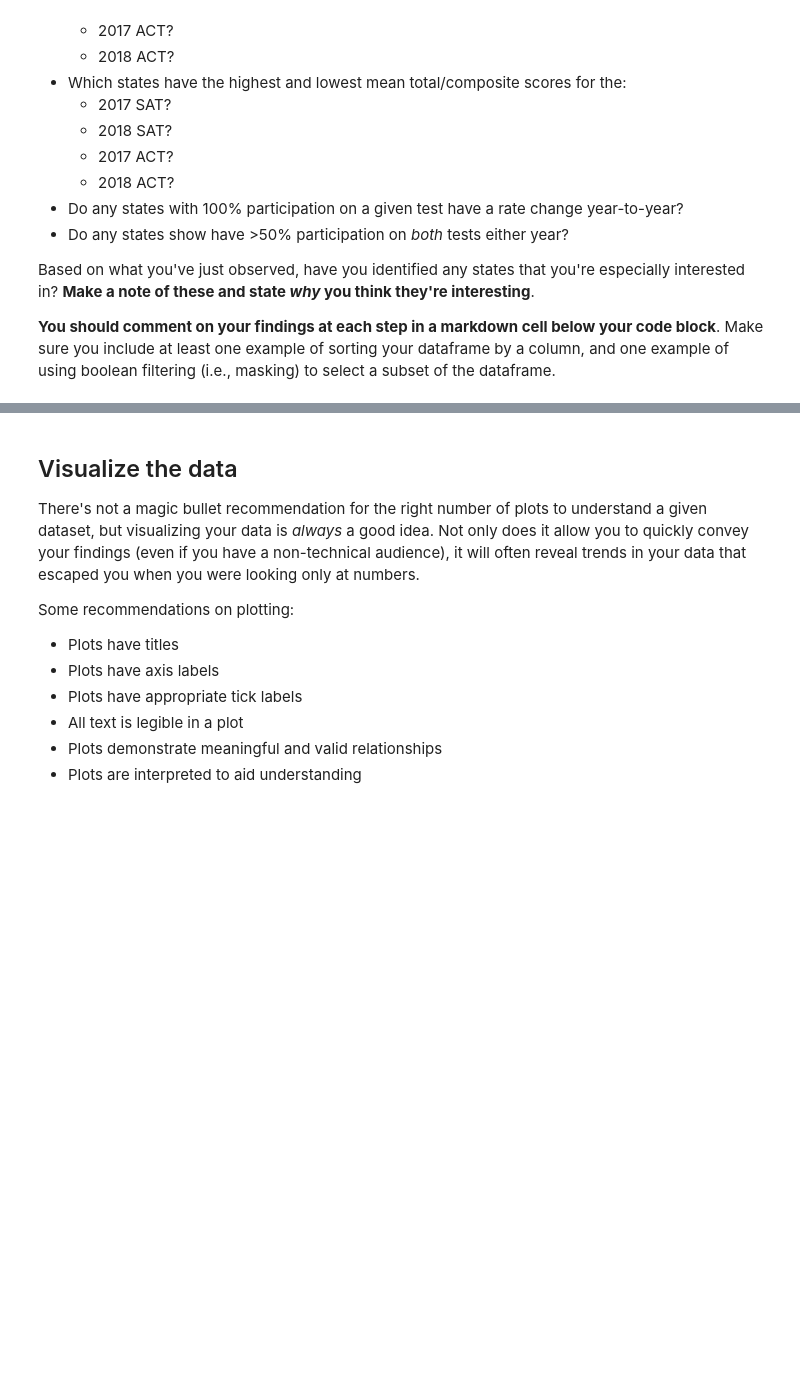
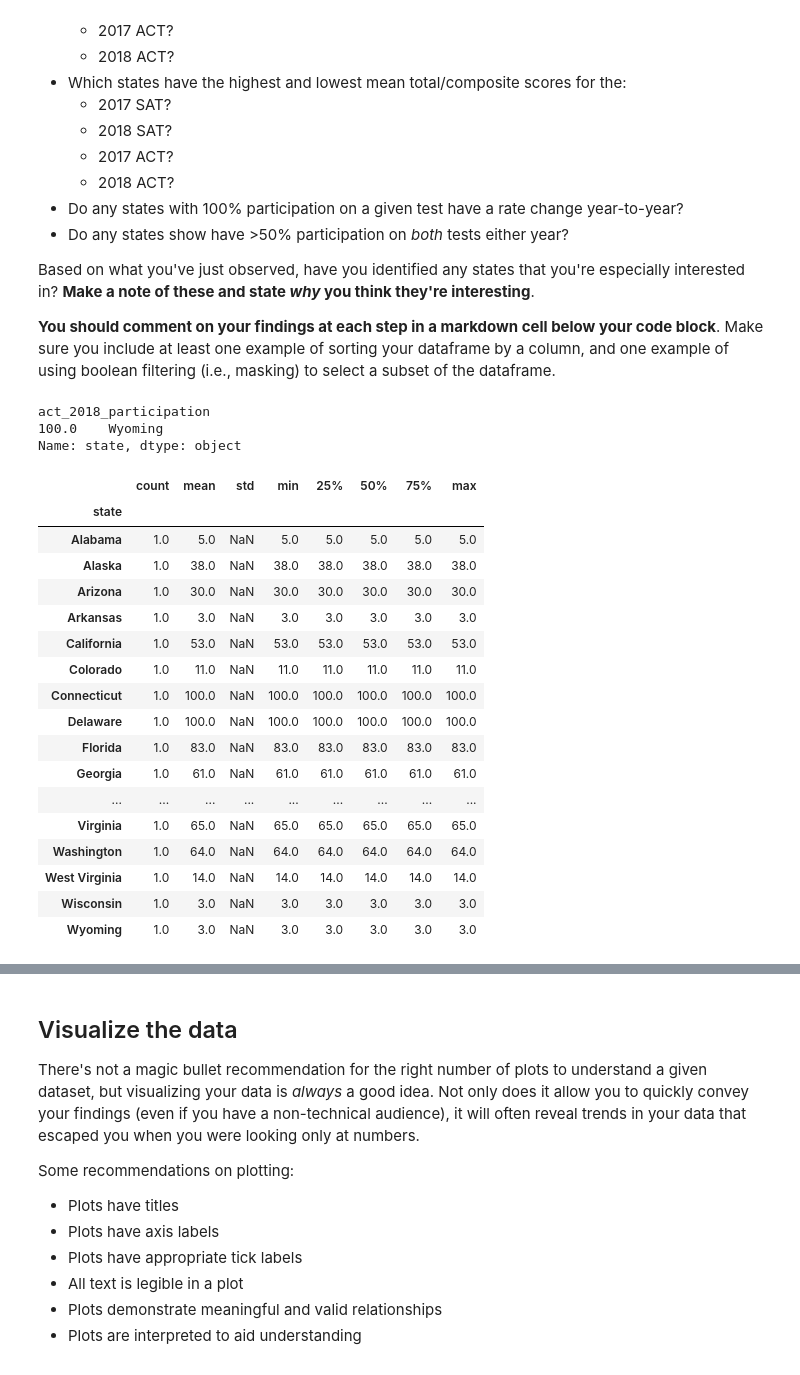
Before and after one commit to patruq/act-sat-performance, a Jupyter notebook: code/starter-code.ipynb, the cells around one changed output, grey strips where cells are left out. Saved outputs shown, nothing was run; the diff lists cells and outputs as text; code cells hidden in the pictures; blank space fills up the shorter version.

```diff
--- a/code/starter-code.ipynb
+++ b/code/starter-code.ipynb
@@ -654,0 +652,49 @@ final["sat_2017_participation"] >
+# %%
+# Highest Participation by State:
+final.groupby("state")["sat_2017_participation"].max().tail(1)
+# Michigan has the highest participation for sat_2017 state
+
+final.groupby("state")["sat_2018_participation"].max().tail(1)
+# Michigan has the highest participation for sat_2018 by state
+
+final.groupby("state")["act_2017_participation"].max().tail(1)
+# Wyoming has the highest participation for act_2017 by state
+
+final.groupby("state")["act_2018_participation"].max().tail(1)
+# Wyoming has the highest participation for act_2018 by state
+# %% [output]
+act_2018_participation
+100.0    Wyoming
+Name: state, dtype: object
+# %%
+# Lowest Participation by State:
+final.groupby("state")["sat_2017_participation"].describe()
+# North Dakota has the lowest
+
+# final.groupby("sat_2018_participation")["state"].min().head(1)
+# # North Dakota has the lowest
+
+# final.groupby("act_2017_participation")["state"].min().head(1)
+# # Maine has the lowest
+
+# final.groupby("act_2018_participation")["state"].min().head(1)
+# # Maine has the lowest
+# %% [output]
+|  | count | mean | std | min | 25% | 50% | 75% | max |
+| state |  |  |  |  |  |  |  |  |
+| Alabama | 1.0 | 5.0 | NaN | 5.0 | 5.0 | 5.0 | 5.0 | 5.0 |
+| Alaska | 1.0 | 38.0 | NaN | 38.0 | 38.0 | 38.0 | 38.0 | 38.0 |
+| Arizona | 1.0 | 30.0 | NaN | 30.0 | 30.0 | 30.0 | 30.0 | 30.0 |
+| Arkansas | 1.0 | 3.0 | NaN | 3.0 | 3.0 | 3.0 | 3.0 | 3.0 |
+| California | 1.0 | 53.0 | NaN | 53.0 | 53.0 | 53.0 | 53.0 | 53.0 |
+| Colorado | 1.0 | 11.0 | NaN | 11.0 | 11.0 | 11.0 | 11.0 | 11.0 |
+| Connecticut | 1.0 | 100.0 | NaN | 100.0 | 100.0 | 100.0 | 100.0 | 100.0 |
+| Delaware | 1.0 | 100.0 | NaN | 100.0 | 100.0 | 100.0 | 100.0 | 100.0 |
+| Florida | 1.0 | 83.0 | NaN | 83.0 | 83.0 | 83.0 | 83.0 | 83.0 |
+| Georgia | 1.0 | 61.0 | NaN | 61.0 | 61.0 | 61.0 | 61.0 | 61.0 |
+| ... | ... | ... | ... | ... | ... | ... | ... | ... |
+| Virginia | 1.0 | 65.0 | NaN | 65.0 | 65.0 | 65.0 | 65.0 | 65.0 |
+| Washington | 1.0 | 64.0 | NaN | 64.0 | 64.0 | 64.0 | 64.0 | 64.0 |
+| West Virginia | 1.0 | 14.0 | NaN | 14.0 | 14.0 | 14.0 | 14.0 | 14.0 |
+| Wisconsin | 1.0 | 3.0 | NaN | 3.0 | 3.0 | 3.0 | 3.0 | 3.0 |
+| Wyoming | 1.0 | 3.0 | NaN | 3.0 | 3.0 | 3.0 | 3.0 | 3.0 |
```
Also changed, not shown: parts of 4 cells of this notebook.
